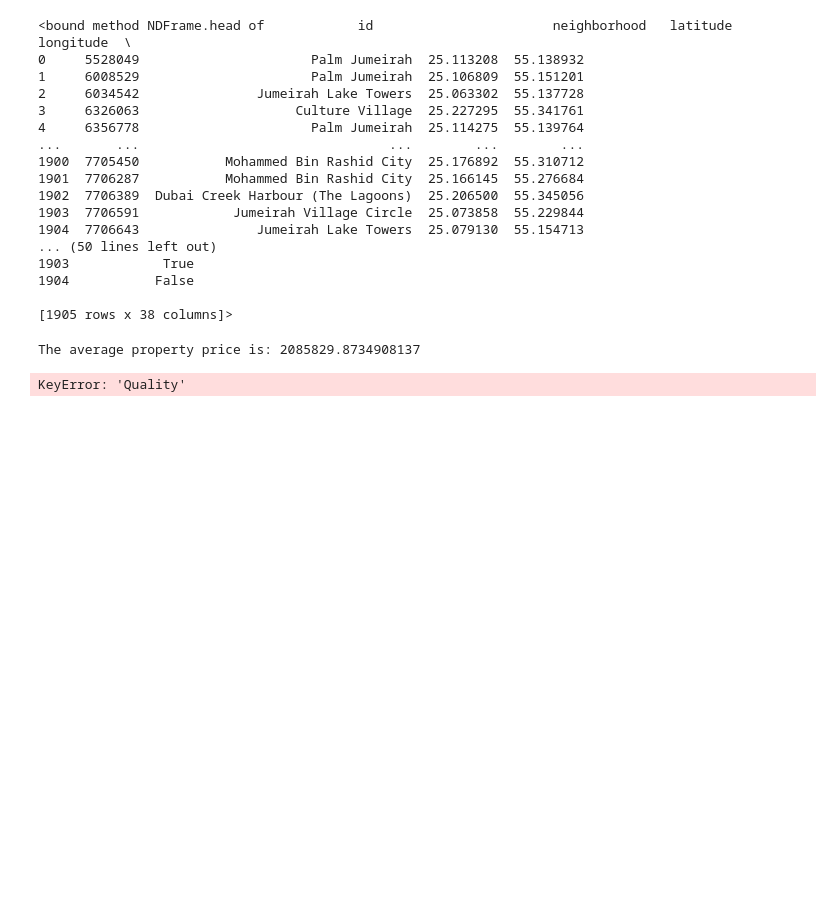
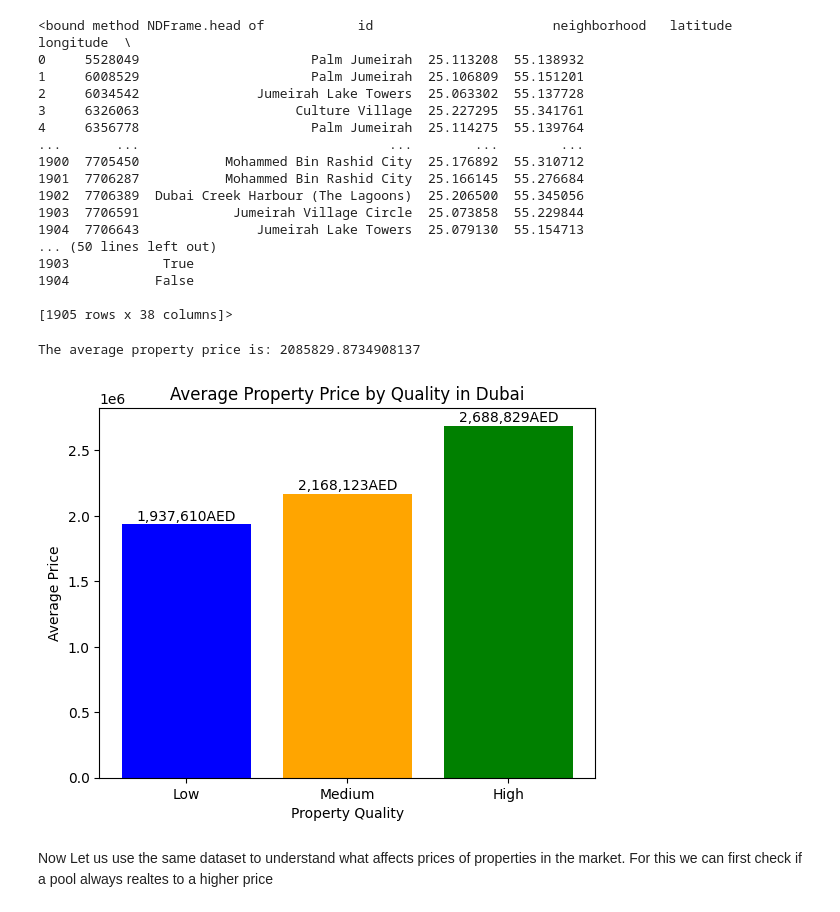
Before and after one commit to olliewh00/Dubai_Property_Analysis, a Jupyter notebook: main.ipynb, the cells around one changed output. Cells and saved outputs as stored; diff of their text form; code cells hidden in the pictures; blank space fills up the shorter version.

Commit message:
Fully Completed Project with Notebook and Images

```diff
--- a/main.ipynb
+++ b/main.ipynb
@@ -2,7 +4,7 @@
 import pandas as pd
 import numpy as np
 # %%
-df = pd.read_csv("Dubai_Property_Analysis/properties_data.csv")
+df = pd.read_csv("properties_data.csv")
 # %%
 df.head
 # %% [output]
@@ -25,17 +27,12 @@ df.head
 [1905 rows x 38 columns]>
 # %%
 average_price = df['price'].mean()
-average_price_by_quality = df.groupby('quality')['price'].mean()
-average_price_by_quality.columns = ["Quality, Average Price"]
+average_price_by_quality = df.groupby('quality')['price'].mean().reset_index()
+average_price_by_quality.columns = ["quality", "Average Price"]
 # %%
-quality_order = ['Low', 'Medium', 'High', 'Luxury']
-# convert the Series to a DataFrame so we can create a categorical column and sort by it
-avg_df = average_price_by_quality.reset_index()
-avg_df.columns = ['quality', 'price']
-avg_df['quality'] = pd.Categorical(avg_df['quality'], categories=quality_order, ordered=True)
-avg_df = avg_df.sort_values('quality')
-# if you prefer to keep a Series, set the index back to 'quality'
-average_price_by_quality = avg_df.set_index('quality')['price']
+quality_order = ['Low', 'Medium', 'High',]
+df['quality'] = pd.Categorical(df['quality'], categories=quality_order, ordered=True)
+average_price_by_quality = average_price_by_quality.sort_values('quality')
 # %%
 print(f"The average property price is: {average_price}")
 # %% [output]
@@ -43,7 +40,23 @@ The average property price is: 2085829.8734908137
 # %%
 import matplotlib.pyplot as plt
 
-quality_order = average_price_by_quality['Quality'].tolist()
+quality_order = average_price_by_quality['quality'].tolist()
 average_prices = average_price_by_quality['Average Price'].tolist()
+
+
+plt.Figure(figsize=(10,6))
+bars = plt.bar(quality_order, average_prices, color=['blue', 'orange', 'green'])
+
+for bar in bars:
+    yval = bar.get_height()
+    plt.text(bar.get_x() + bar.get_width()/2, yval + 5000, f'{yval:,.0f}AED', ha='center', va='bottom')
+
+
+plt.xlabel('Property Quality')
+plt.ylabel('Average Price')
+plt.title('Average Property Price by Quality in Dubai')
+plt.show()
 # %% [output]
-KeyError: 'Quality'
+[figure, added]
+# %% [markdown]
+Now Let us use the same dataset to understand what affects prices of properties in the market. For this we can first check if a pool always realtes to a higher price
```
Also changed, not shown: parts of 12 cells of this notebook, 5 other files.
